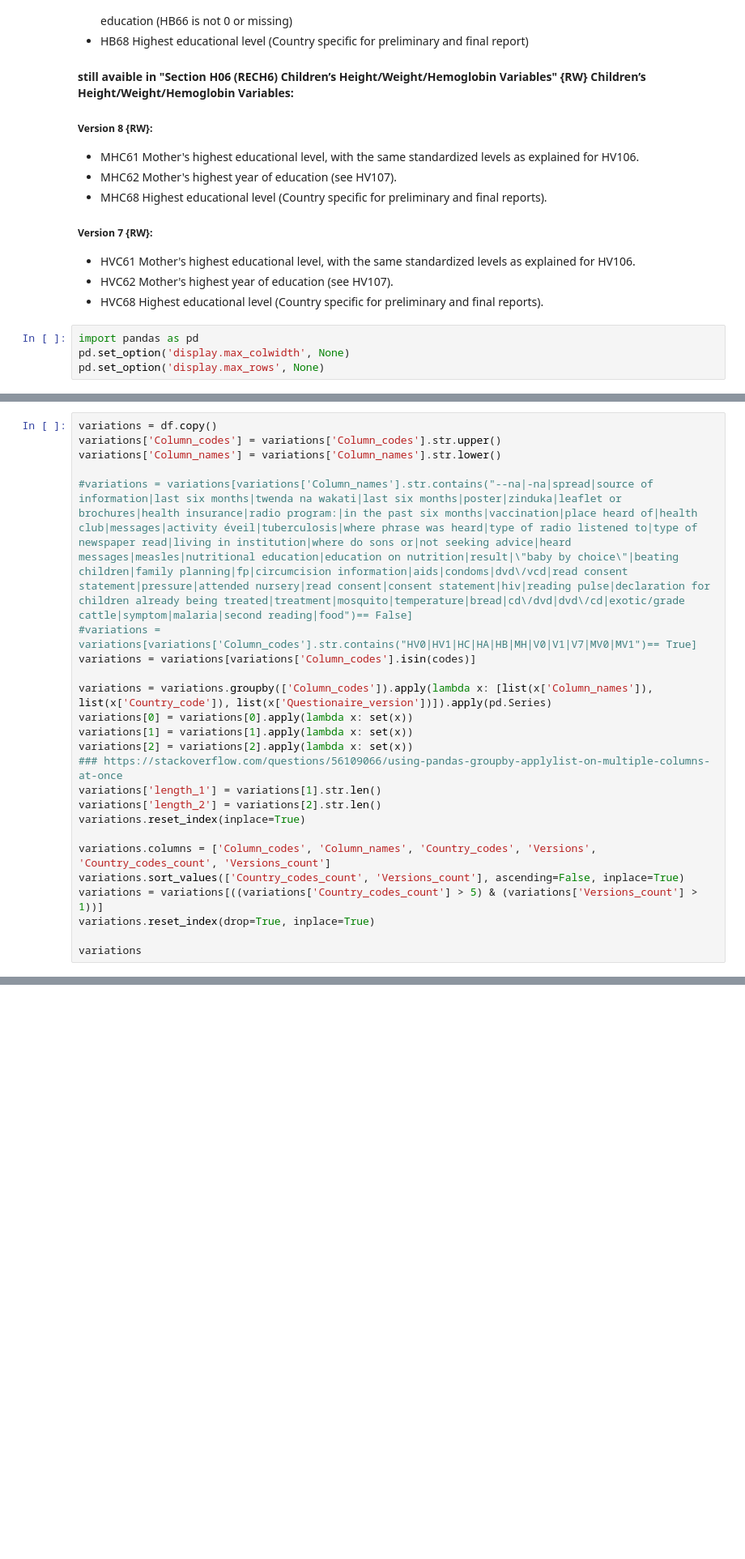
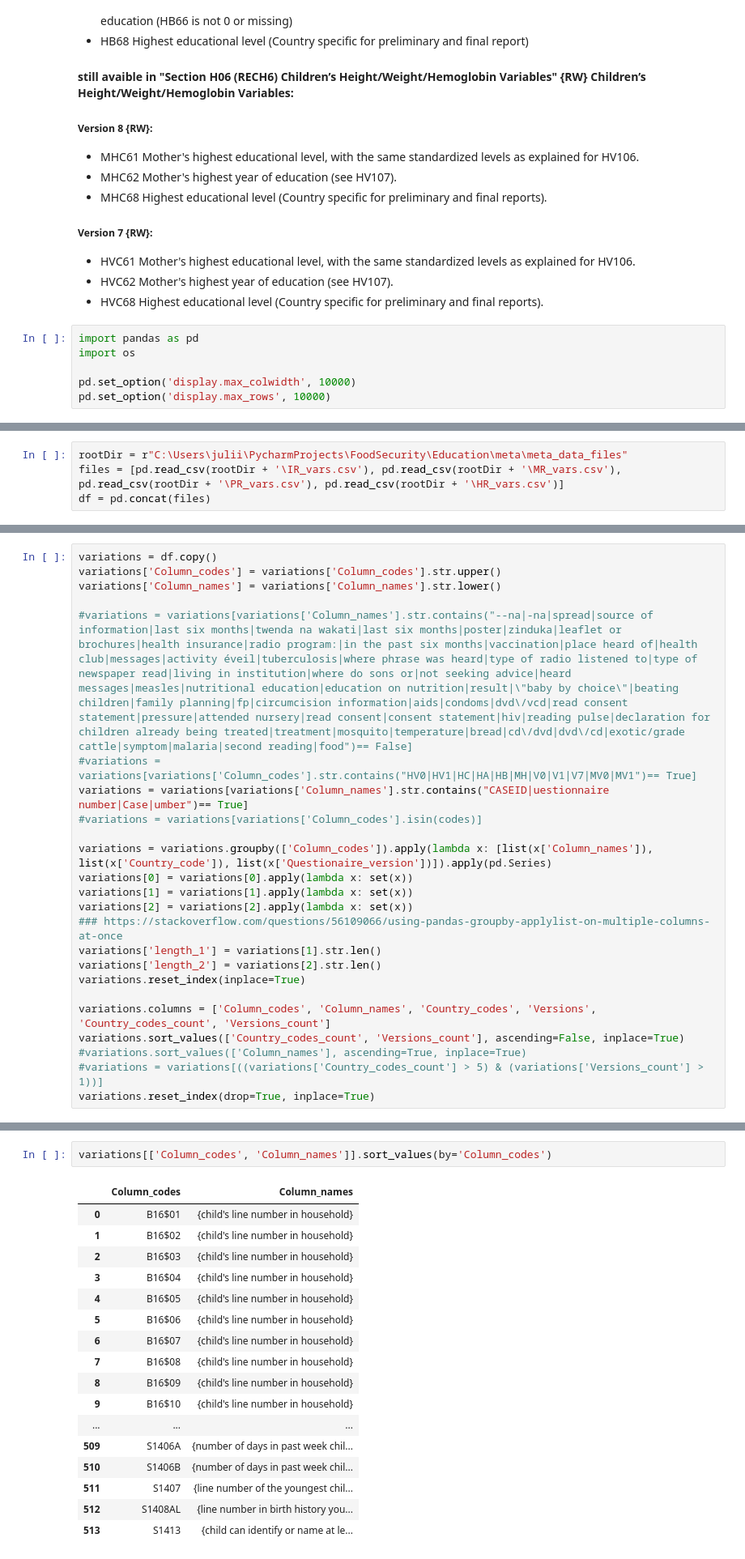
Before and after one commit to FSnRSgroup-studentprjs/education, a Jupyter notebook: extract_codes.ipynb, the cells around one changed output, grey strips where cells are left out. Shown at 81% size. Drawn from its saved outputs; the diff is of its cells as text; blank space fills up the shorter version.

```diff
--- a/extract_codes.ipynb
+++ b/extract_codes.ipynb
@@ -60,5 +56,7 @@
 - HVC68 Highest educational level (Country specific for preliminary and final reports).
 # %%
 import pandas as pd
-pd.set_option('display.max_colwidth', None)
-pd.set_option('display.max_rows', None)
+import os
+
+pd.set_option('display.max_colwidth', 10000)
+pd.set_option('display.max_rows', 10000)
@@ -74,0 +63,4 @@ df.drop_duplicates(inplace = True)
+# %%
+rootDir = r"C:\Users\julii\PycharmProjects\FoodSecurity\Education\meta\meta_data_files"
+files = [pd.read_csv(rootDir + '\IR_vars.csv'), pd.read_csv(rootDir + '\MR_vars.csv'), pd.read_csv(rootDir + '\PR_vars.csv'), pd.read_csv(rootDir + '\HR_vars.csv')]
+df = pd.concat(files)
@@ -81,7 +99,8 @@ variations['Column_names'] = variations['Column_names'].str.lower()
 
 #variations = variations[variations['Column_names'].str.contains("--na|-na|spread|source of information|last six months|twenda na wakati|last six months|poster|zinduka|leaflet or brochures|health insurance|radio program:|in the past six months|vaccination|place heard of|health club|messages|activity éveil|tuberculosis|where phrase was heard|type of radio listened to|type of newspaper read|living in institution|where do sons or|not seeking advice|heard messages|measles|nutritional education|education on nutrition|result|\"baby by choice\"|beating children|family planning|fp|circumcision information|aids|condoms|dvd\/vcd|read consent statement|pressure|attended nursery|read consent|consent statement|hiv|reading pulse|declaration for children already being treated|treatment|mosquito|temperature|bread|cd\/dvd|dvd\/cd|exotic/grade cattle|symptom|malaria|second reading|food")== False]
 #variations = variations[variations['Column_codes'].str.contains("HV0|HV1|HC|HA|HB|MH|V0|V1|V7|MV0|MV1")== True]
-variations = variations[variations['Column_codes'].isin(codes)]
+variations = variations[variations['Column_names'].str.contains("CASEID|uestionnaire number|Case|umber")== True]
+#variations = variations[variations['Column_codes'].isin(codes)]
 
 variations = variations.groupby(['Column_codes']).apply(lambda x: [list(x['Column_names']), list(x['Country_code']), list(x['Questionaire_version'])]).apply(pd.Series)
 variations[0] = variations[0].apply(lambda x: set(x))
@@ -94,7 +113,6 @@ variations.reset_index(inplace=True)
 
 variations.columns = ['Column_codes', 'Column_names', 'Country_codes', 'Versions', 'Country_codes_count', 'Versions_count']
 variations.sort_values(['Country_codes_count', 'Versions_count'], ascending=False, inplace=True)
-variations = variations[((variations['Country_codes_count'] > 5) & (variations['Versions_count'] > 1))]
+#variations.sort_values(['Column_names'], ascending=True, inplace=True)
+#variations = variations[((variations['Country_codes_count'] > 5) & (variations['Versions_count'] > 1))]
 variations.reset_index(drop=True, inplace=True)
-
-variations
@@ -119,2 +119,22 @@ variations
+# %%
+variations[['Column_codes', 'Column_names']].sort_values(by='Column_codes')
+# %% [output]
+|  | Column_codes | Column_names |
+| 0 | B16$01 | {child's line number in household} |
+| 1 | B16$02 | {child's line number in household} |
+| 2 | B16$03 | {child's line number in household} |
+| 3 | B16$04 | {child's line number in household} |
+| 4 | B16$05 | {child's line number in household} |
+| 5 | B16$06 | {child's line number in household} |
+| 6 | B16$07 | {child's line number in household} |
+| 7 | B16$08 | {child's line number in household} |
+| 8 | B16$09 | {child's line number in household} |
+| 9 | B16$10 | {child's line number in household} |
+| ... | ... | ... |
+| 509 | S1406A | {number of days in past week chil... |
+| 510 | S1406B | {number of days in past week chil... |
+| 511 | S1407 | {line number of the youngest chil... |
+| 512 | S1408AL | {line number in birth history you... |
+| 513 | S1413 | {child can identify or name at le... |
 # %%
 codes = set(variations['Column_codes'].to_list())
```
Also changed, not shown: parts of 7 cells of this notebook, 1 other file.
